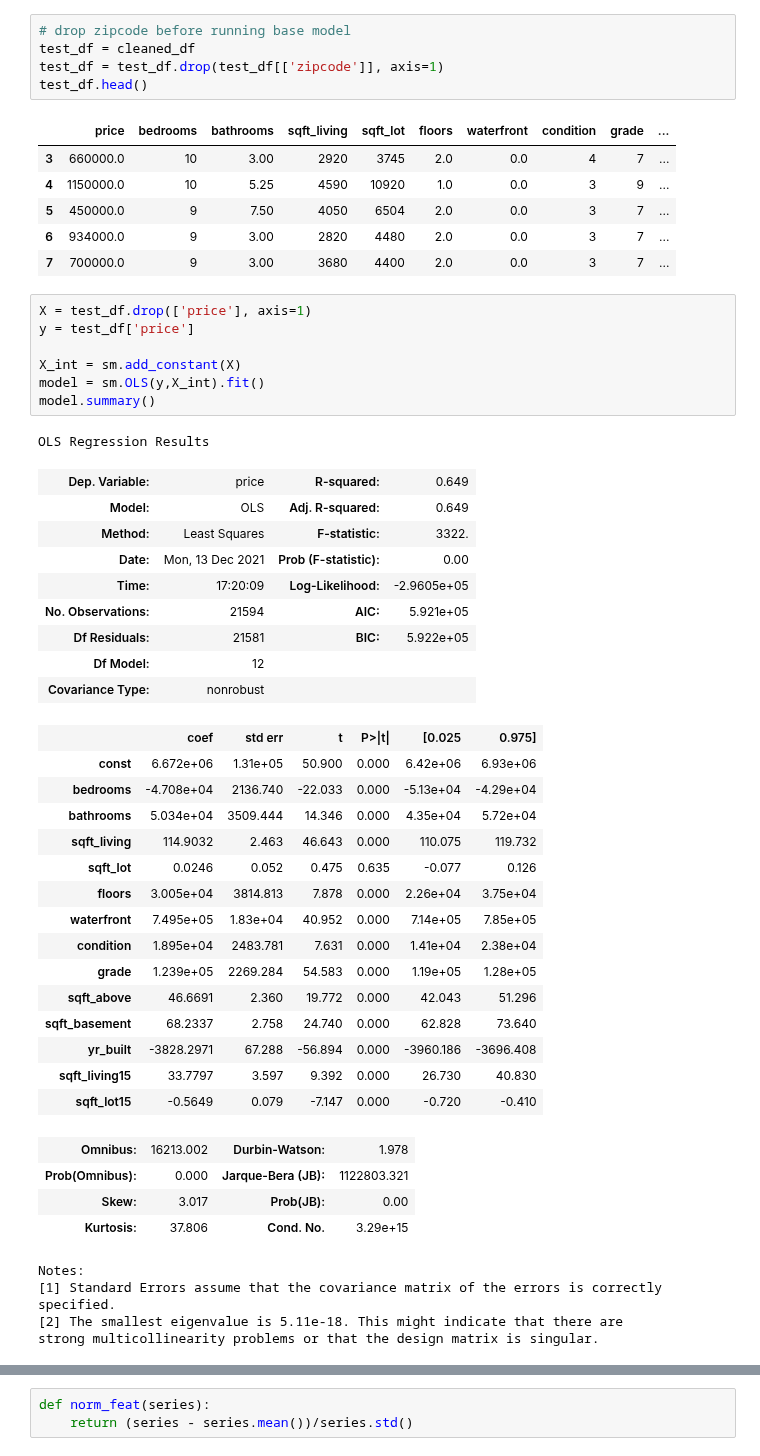
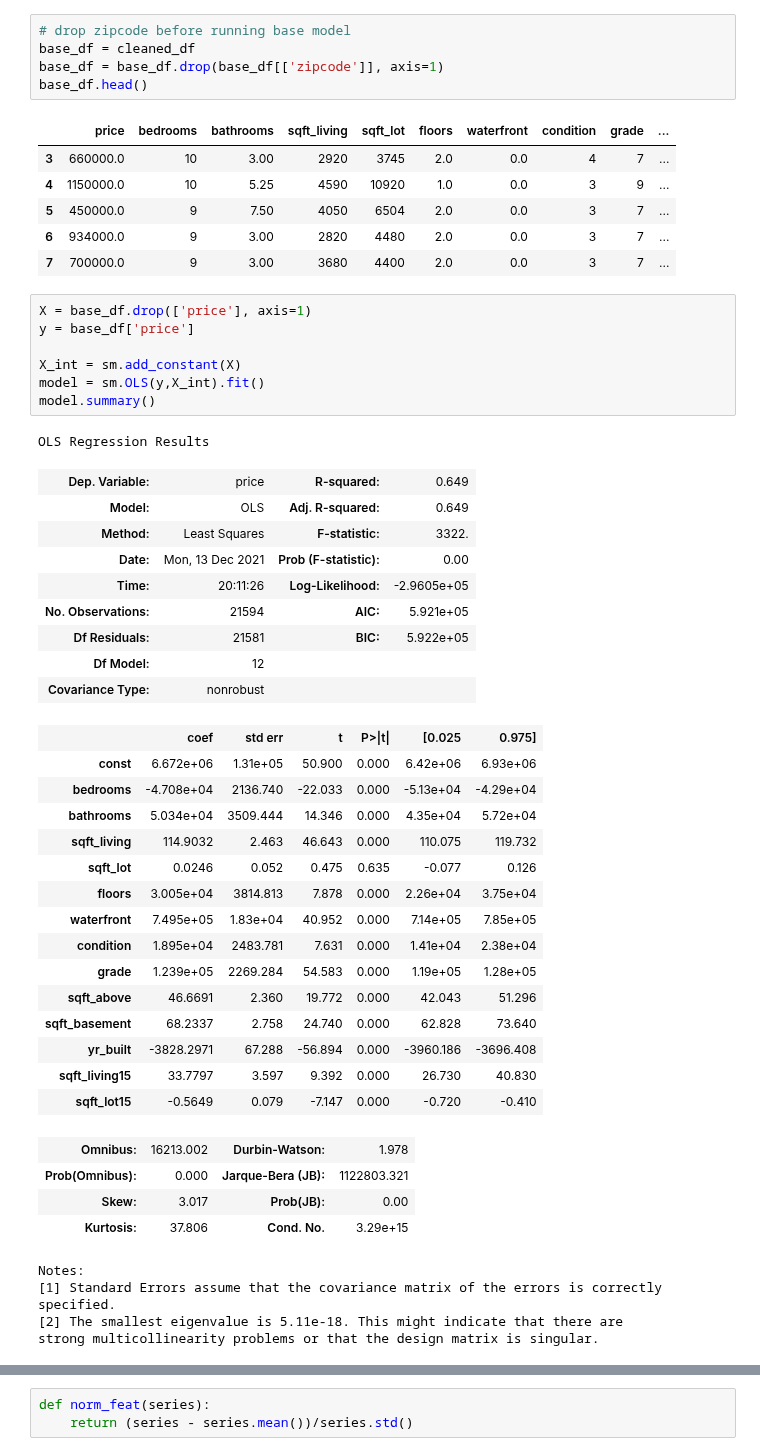
Before and after one commit to jxn628/dsc-home-price-analysis, a Jupyter notebook: student.ipynb, the cells around one changed output, grey strips where cells are left out. Drawn from its saved outputs; the diff is of its cells as text.

```diff
--- a/student.ipynb
+++ b/student.ipynb
@@ -319,9 +319,9 @@ Should I change bedrooms so that there are less options? ie, <1 instead of 0, 0.
 - running a model with the cleaned data.
 # %%
 # drop zipcode before running base model
-test_df = cleaned_df
-test_df = test_df.drop(test_df[['zipcode']], axis=1)
-test_df.head()
+base_df = cleaned_df
+base_df = base_df.drop(base_df[['zipcode']], axis=1)
+base_df.head()
 # %% [output]
 |  | price | bedrooms | bathrooms | sqft_living | sqft_lot | floors | waterfront | condition | grade | ... |
 | 3 | 660000.0 | 10 | 3.00 | 2920 | 3745 | 2.0 | 0.0 | 4 | 7 | ... |
@@ -330,19 +330,19 @@ test_df.head()
 | 6 | 934000.0 | 9 | 3.00 | 2820 | 4480 | 2.0 | 0.0 | 3 | 7 | ... |
 | 7 | 700000.0 | 9 | 3.00 | 3680 | 4400 | 2.0 | 0.0 | 3 | 7 | ... |
 # %%
-X = test_df.drop(['price'], axis=1)
-y = test_df['price']
+X = base_df.drop(['price'], axis=1)
+y = base_df['price']
 
 X_int = sm.add_constant(X)
 model = sm.OLS(y,X_int).fit()
 model.summary()
 # %% [output]
 OLS Regression Results
 | Dep. Variable: | price | R-squared: | 0.649 |
 | Model: | OLS | Adj. R-squared: | 0.649 |
 | Method: | Least Squares | F-statistic: | 3322. |
 | Date: | Mon, 13 Dec 2021 | Prob (F-statistic): | 0.00 |
-| Time: | 17:20:09 | Log-Likelihood: | -2.9605e+05 |
+| Time: | 20:11:26 | Log-Likelihood: | -2.9605e+05 |
 | No. Observations: | 21594 | AIC: | 5.921e+05 |
 | Df Residuals: | 21581 | BIC: | 5.922e+05 |
 | Df Model: | 12 |  |  |
```
Also changed, not shown: parts of 20 cells of this notebook.
